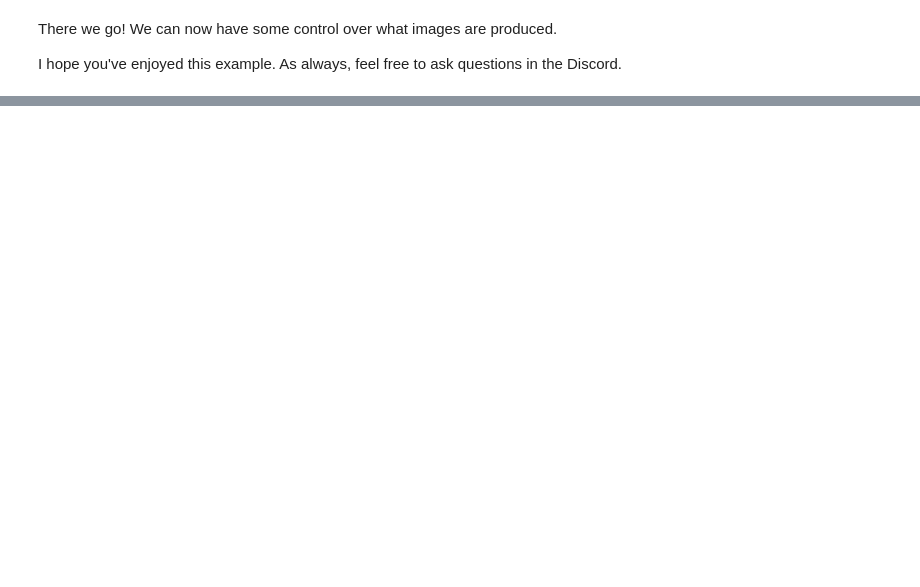
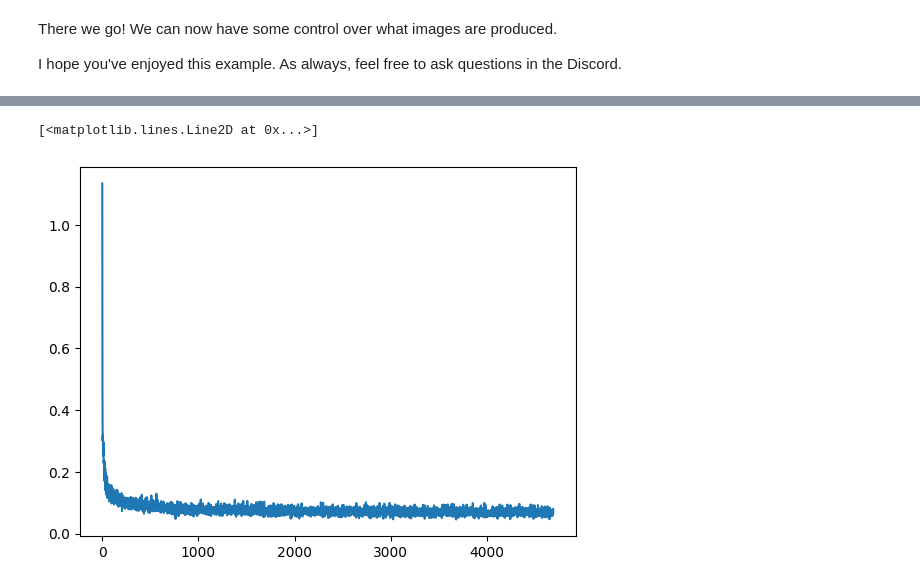
Before and after one commit to Corius77/diffusion_models_notes, a Jupyter notebook: unit2/02_class_conditioned_diffusion_model_example.ipynb, the cells around one changed output, grey strips where cells are left out. Cells and saved outputs as stored; diff of their text form; code cells hidden in the pictures; blank space fills up the shorter version.

```diff
--- a/unit2/02_class_conditioned_diffusion_model_example.ipynb
+++ b/unit2/02_class_conditioned_diffusion_model_example.ipynb
@@ -204,0 +237,54 @@ I hope you've enjoyed this example. As always, feel free to ask questions in the
+# %%
+# Create a scheduler
+noise_scheduler = DDPMScheduler(num_train_timesteps=1000, beta_schedule='squaredcos_cap_v2')
+# %%
+# Redefining the dataloader to set the batch size higher than the demo of 8
+train_dataloader = DataLoader(dataset, batch_size=128, shuffle=True)
+
+# How many runs through the data should we do?
+n_epochs = 10
+
+# Our network
+net = ClassConditionedUnet().to(device)
+
+# Our loss function
+loss_fn = nn.MSELoss()
+
+# The optimizer
+opt = torch.optim.Adam(net.parameters(), lr=1e-3)
+
+# Keeping a record of the losses for later viewing
+losses = []
+
+# The training loop
+for epoch in range(n_epochs):
+    for x, y in tqdm(train_dataloader):
+
+        # Get some data and prepare the corrupted version
+        x = x.to(device) * 2 - 1 # Data on the GPU (mapped to (-1, 1))
+        y = y.to(device)
+        noise = torch.randn_like(x)
+        timesteps = torch.randint(0, 999, (x.shape[0],)).long().to(device)
+        noisy_x = noise_scheduler.add_noise(x, noise, timesteps)
+
+        # Get the model prediction
+        pred = net(noisy_x, timesteps, y) # Note that we pass in the labels y
+
+        # Calculate the loss
+        loss = loss_fn(pred, noise) # How close is the output to the noise
+
+        # Backprop and update the params:
+        opt.zero_grad()
+        loss.backward()
+        opt.step()
+
+        # Store the loss for later
+        losses.append(loss.item())
+
+    # Print out the average of the last 100 loss values to get an idea of progress:
+    avg_loss = sum(losses[-100:])/100
+    print(f'Finished epoch {epoch}. Average of the last 100 loss values: {avg_loss:05f}')
+
+# View the loss curve
+plt.plot(losses)
+# %% [output]
@@ -204,0 +301,2 @@ I hope you've enjoyed this example. As always, feel free to ask questions in the
+[<matplotlib.lines.Line2D at 0x...>]
+[figure, added]
```
Also changed, not shown: parts of 7 cells of this notebook.
